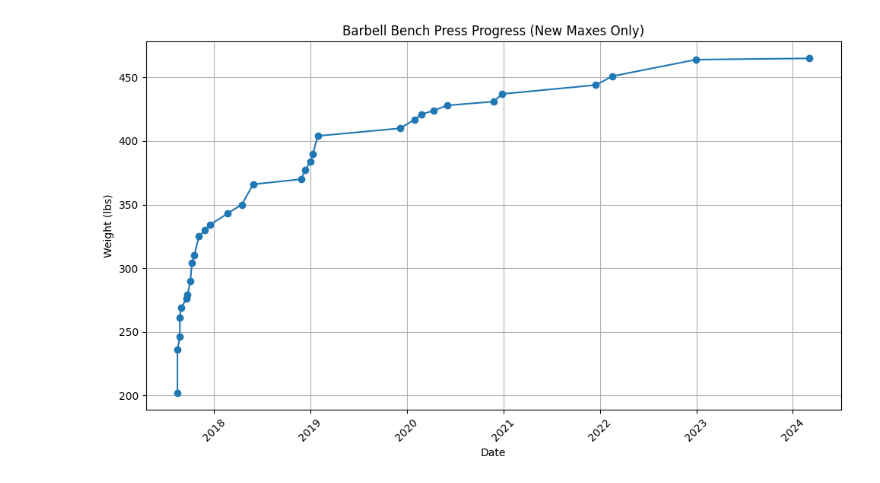
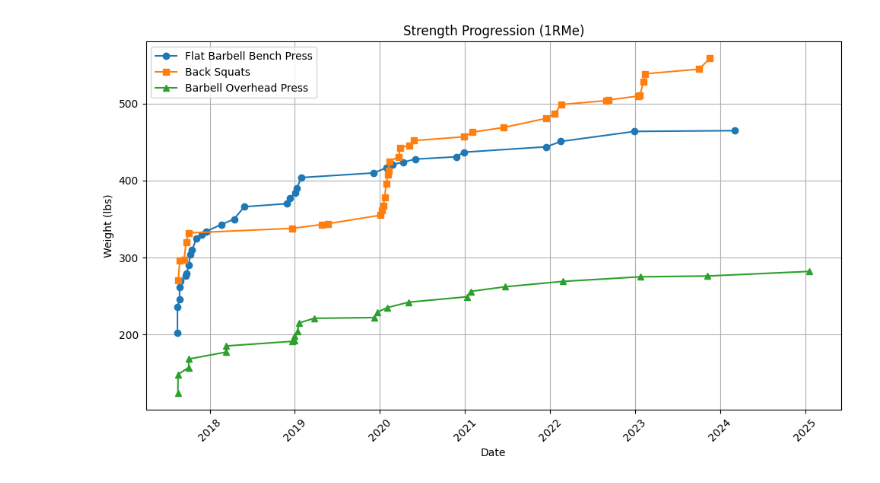
Before and after one commit to WeightliftingApp/WeightliftingApp-AnalyzeData, a Jupyter notebook: src/analyze_bench.ipynb, the cells around one changed output. Cells and saved outputs as stored; diff of their text form; code cells hidden in the pictures.

```diff
--- a/src/analyze_bench.ipynb
+++ b/src/analyze_bench.ipynb
@@ -7,38 +7,55 @@ wld = WLD(file_path="../data/example-chappy.wld")
 # %%
 import matplotlib.pyplot as plt
 import pandas as pd
 
-# Collect bench press data
-bench_data = []
+# Collect data for each exercise
+exercises = ["Flat Barbell Bench Press", "Back Squats", "Barbell Overhead Press"]
+exercise_data = {ex: [] for ex in exercises}
+
 for workout in wld.workouts:
     for exercise in workout.exercises:
-        if exercise.name == "Barbell Bench Press":
+        key = exercise.displayName()
+        if key in exercises:
             for set_data in exercise.sets:
                 if set_data.weight is not None:  # Only include sets with weight data
-                    bench_data.append({"date": workout.date, "weight": set_data.oneRM})
+                    exercise_data[key].append({
+                        "date": workout.date,
+                        "weight": set_data.oneRM
+                    })
 
-# Convert to DataFrame and sort by date
-df = pd.DataFrame(bench_data)
-df = df.sort_values("date")
+# Convert to DataFrames and get max progressions
+max_dfs = {}
+for exercise in exercises:
+    # Convert to DataFrame and sort
+    df = pd.DataFrame(exercise_data[exercise])
+    if not df.empty:
+        df = df.sort_values("date")
 
-# Plot max weight over all time (showing only when a new max is achieved)
-running_max = 0
-max_data = []
-for _, row in df.iterrows():
-    if row["weight"] > running_max:
-        running_max = row["weight"]
-        max_data.append({"date": row["date"], "weight": row["weight"]})
+        # Get max progression
+        running_max = 0
+        max_data = []
+        for _, row in df.iterrows():
+            if row["weight"] > running_max:
+                running_max = row["weight"]
+                max_data.append({"date": row["date"], "weight": row["weight"]})
 
-max_df = pd.DataFrame(max_data)
+        max_dfs[exercise] = pd.DataFrame(max_data)
 
+# Plot progression for all exercises
 plt.figure(figsize=(10, 6))
-plt.plot(max_df["date"], max_df["weight"], marker="o")
-plt.title("Barbell Bench Press Progress (New Maxes Only)")
+markers = ['o', 's', '^']
+for exercise, marker in zip(exercises, markers):
+    if exercise in max_dfs and not max_dfs[exercise].empty:
+        plt.plot(max_dfs[exercise]["date"], max_dfs[exercise]["weight"],
+                marker=marker, label=exercise)
+
+plt.title("Strength Progression (1RMe)")
 plt.xlabel("Date")
 plt.ylabel("Weight (lbs)")
 plt.grid(True)
 plt.xticks(rotation=45)
+plt.legend()
 plt.tight_layout()
 plt.show()
 # %% [output]
-[figure, old version]
+[figure, new version]
```
Also changed, not shown: parts of 7 cells of this notebook, 1 other file.
